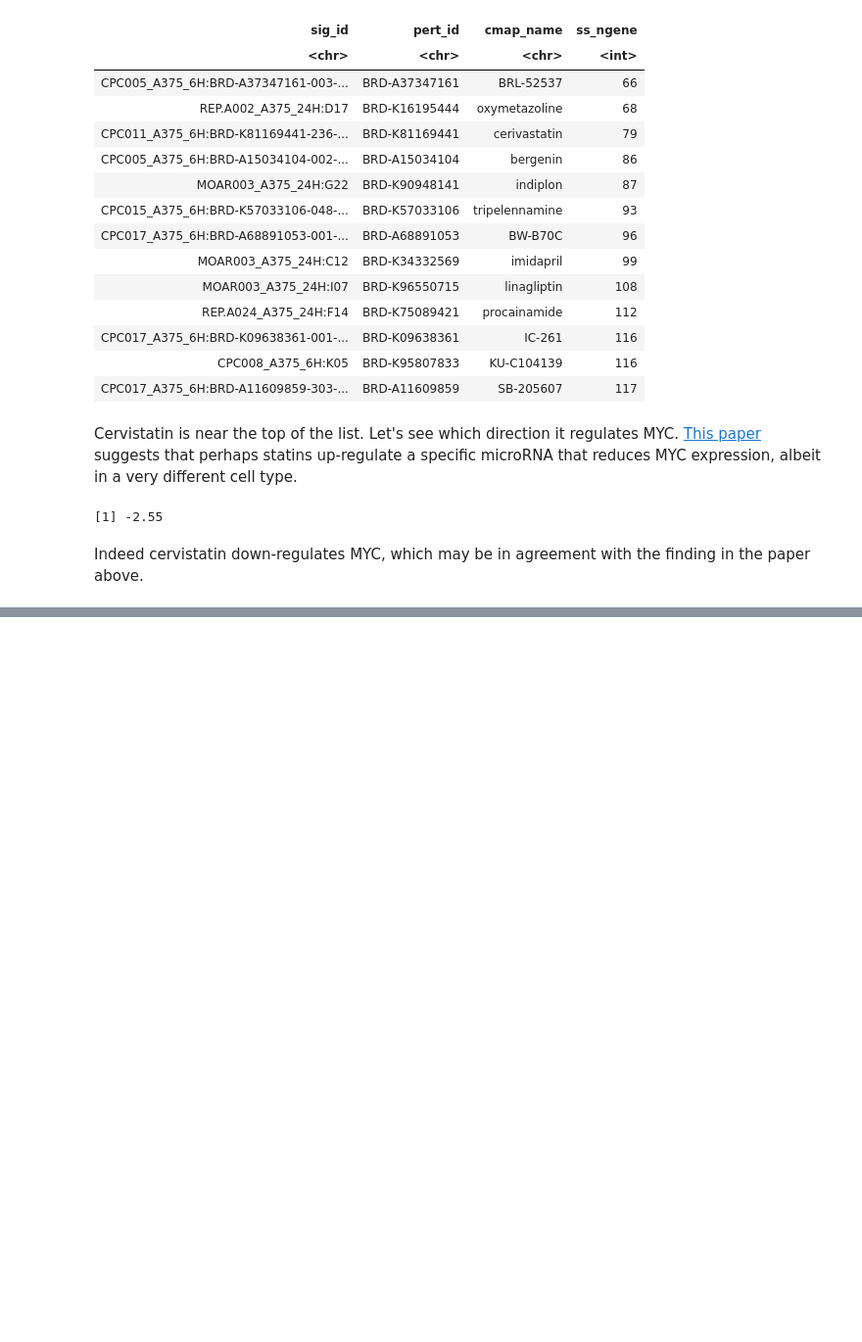
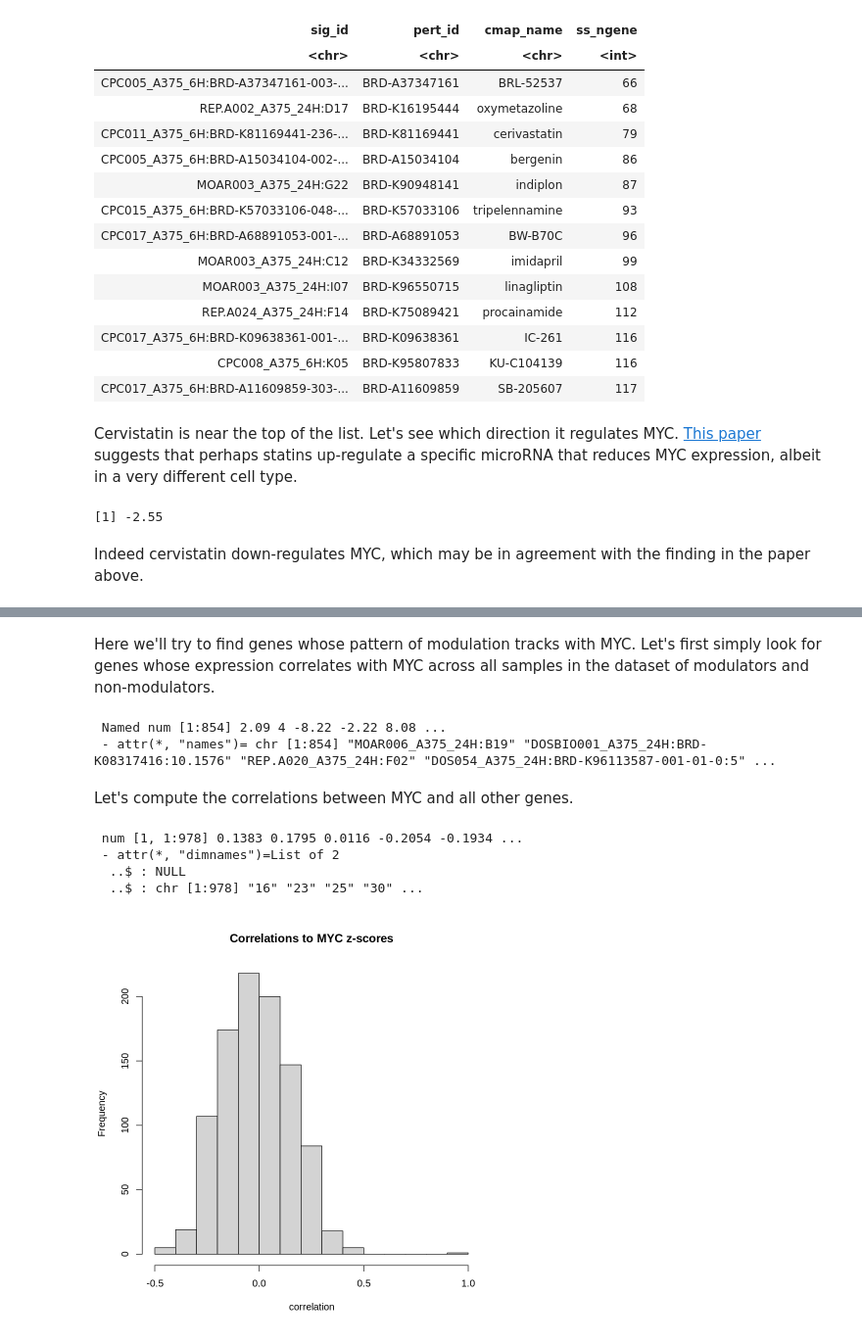
Before and after one commit to cmap/lincs-workshop-2020, a Jupyter notebook: notebooks/gene_expression/Gene_modulation.ipynb, the cells around one changed output, grey strips where cells are left out. Shown at 98% size. Drawn from its saved outputs; the diff is of its cells as text; code cells hidden in the pictures; blank space fills up the shorter version.

Commit message:
adding co-reg genes

```diff
--- a/notebooks/gene_expression/Gene_modulation.ipynb
+++ b/notebooks/gene_expression/Gene_modulation.ipynb
@@ -290,0 +296,25 @@ Indeed cervistatin down-regulates MYC, which may be in agreement with the findin
+# %% [markdown]
+Here we'll try to find genes whose pattern of modulation tracks with MYC. Let's first simply look for genes whose expression correlates with MYC across all samples in the dataset of modulators and non-modulators.
+# %%
+# extract the matrix from ds2
+zs_mat2 <- mat(ds2)
+# and the vector of z-scores for MYC
+zs_myc <- zs_mat2[my_gene_id, ]
+# %%
+str(zs_myc)
+# %% [output]
+ Named num [1:854] 2.09 4 -8.22 -2.22 8.08 ...
+ - attr(*, "names")= chr [1:854] "MOAR006_A375_24H:B19" "DOSBIO001_A375_24H:BRD-K08317416:10.1576" "REP.A020_A375_24H:F02" "DOS054_A375_24H:BRD-K96113587-001-01-0:5" ...
+# %% [markdown]
+Let's compute the correlations between MYC and all other genes.
+# %%
+corr_myc <- cor(zs_myc, t(zs_mat2), method="spearman")
+# %% [output]
+ num [1, 1:978] 0.1383 0.1795 0.0116 -0.2054 -0.1934 ...
+ - attr(*, "dimnames")=List of 2
+  ..$ : NULL
+  ..$ : chr [1:978] "16" "23" "25" "30" ...
+# %%
+hist(corr_myc, xlab="correlation", main="Correlations to MYC z-scores")
+# %% [output]
+[figure, added]
```
Also changed, not shown: parts of 11 cells of this notebook.
